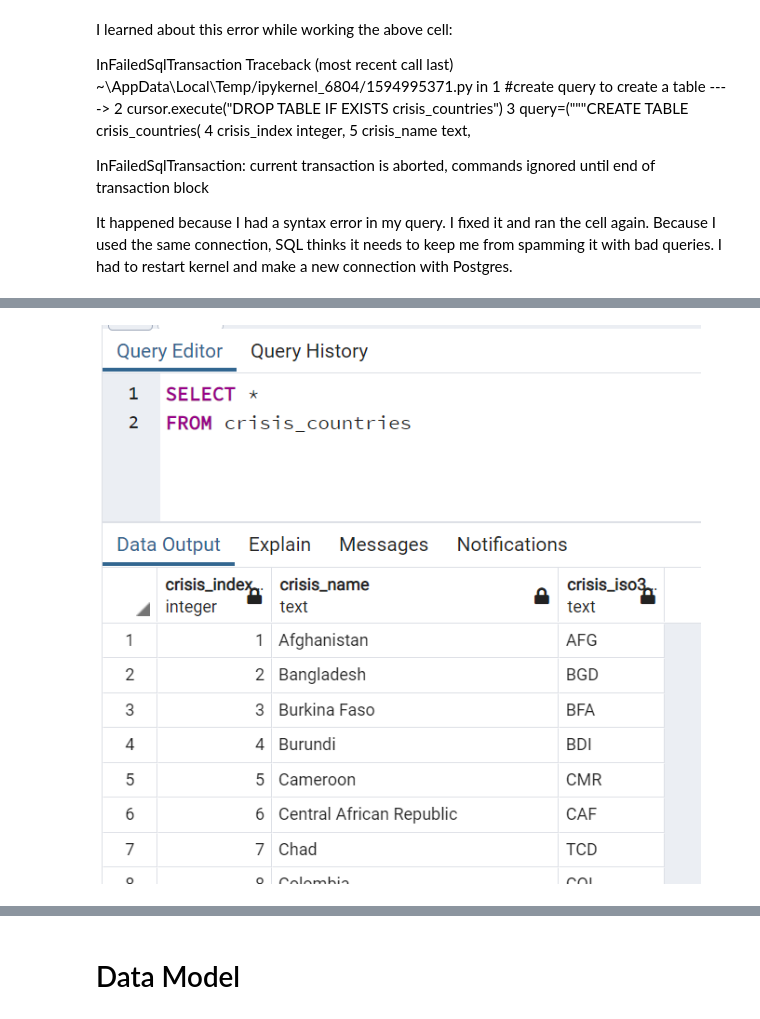
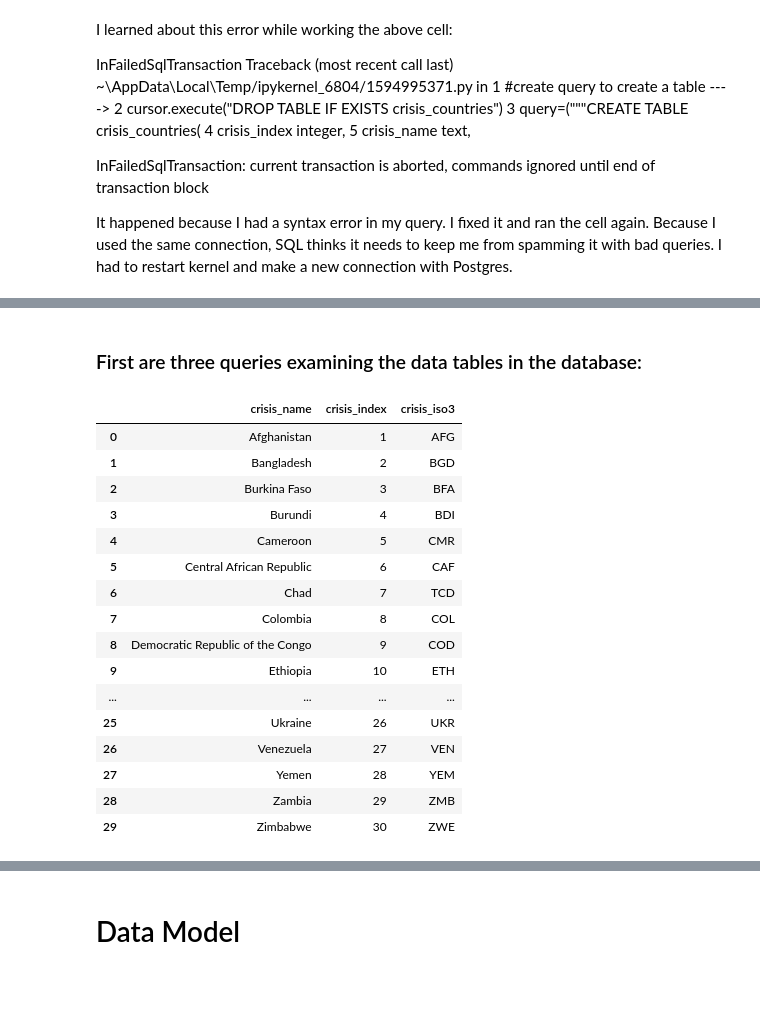
Before and after one commit to N-J-Miller/ETL-Project, a Jupyter notebook: crisis_project.ipynb, the cells around one changed output, grey strips where cells are left out. Drawn from its saved outputs; the diff is of its cells as text; code cells hidden in the pictures; blank space fills up the shorter version.

Commit message:
adding python code for queries

```diff
--- a/crisis_project.ipynb
+++ b/crisis_project.ipynb
@@ -220,2 +215,2 @@ conn.commit()
-# %% [markdown]
-![crisis_countries.png](attachment:crisis_countries.png)
+# %% [markdown]
+### First are three queries examining the data tables in the database:
@@ -222,3 +220,33 @@ conn.commit()
+# %%
+query1 = "SELECT * FROM crisis_countries"
+# %%
+# execute the query programatically from this notebook:
+cursor.execute(query1)
+
+# get and store the results of the query as a variable
+results_query1 = cursor.fetchall()
+
+#display the results in this notebook as a pandas dataframe:
+query1_df = pd.DataFrame(results_query1, columns = ['crisis_name', 'crisis_index', 'crisis_iso3'])
+query1_df
+# %% [output]
+|  | crisis_name | crisis_index | crisis_iso3 |
+| 0 | Afghanistan | 1 | AFG |
+| 1 | Bangladesh | 2 | BGD |
+| 2 | Burkina Faso | 3 | BFA |
+| 3 | Burundi | 4 | BDI |
+| 4 | Cameroon | 5 | CMR |
+| 5 | Central African Republic | 6 | CAF |
+| 6 | Chad | 7 | TCD |
+| 7 | Colombia | 8 | COL |
+| 8 | Democratic Republic of the Congo | 9 | COD |
+| 9 | Ethiopia | 10 | ETH |
+| ... | ... | ... | ... |
+| 25 | Ukraine | 26 | UKR |
+| 26 | Venezuela | 27 | VEN |
+| 27 | Yemen | 28 | YEM |
+| 28 | Zambia | 29 | ZMB |
+| 29 | Zimbabwe | 30 | ZWE |
 # %%
 # Select *
 # From crisis_figures
```
Also changed, not shown: parts of 33 cells of this notebook.
